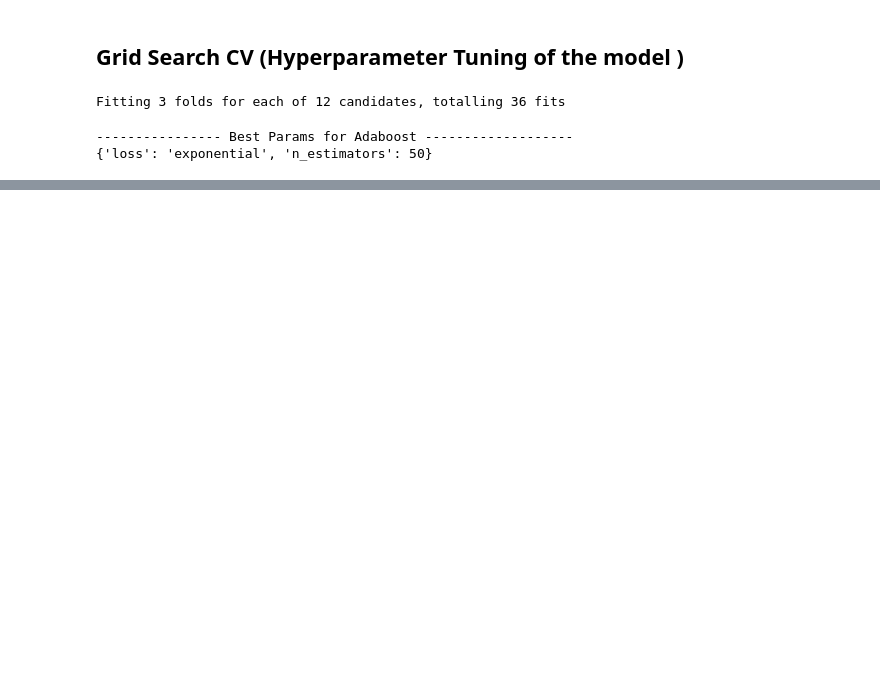
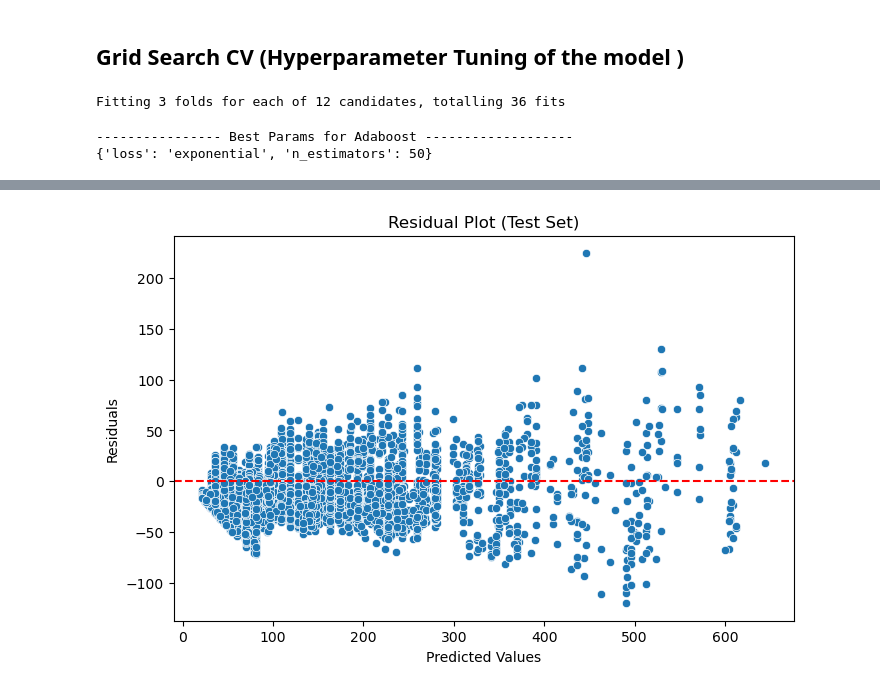
Before and after one commit to Amanarun2907/CADCS---Charging-Time-Prediction-for-Battery-Electric-Vehicles-BEVs-using-Time-Series-Methods, a Jupyter notebook: Models/adaboost_algorithm.ipynb, the cells around one changed output, grey strips where cells are left out. Saved outputs shown, nothing was run; the diff lists cells and outputs as text; code cells hidden in the pictures; blank space fills up the shorter version.

```diff
--- a/Models/adaboost_algorithm.ipynb
+++ b/Models/adaboost_algorithm.ipynb
@@ -346,0 +374,21 @@ with open(r"../Saving The Model Results/Adaboost_model.pkl", "wb") as file:
+# %%
+import seaborn as sns
+import matplotlib.pyplot as plt
+
+# Ensure both are 1D (Series or arrays)
+y_test_1d = y_test.squeeze()
+y_test_pred_1d = y_test_pred.squeeze()
+
+# Compute residuals
+residuals = y_test_1d - y_test_pred_1d
+
+# Plot
+plt.figure(figsize=(8, 5))
+sns.scatterplot(x=y_test_pred_1d, y=residuals)
+plt.axhline(0, color='red', linestyle='--')
+plt.xlabel("Predicted Values")
+plt.ylabel("Residuals")
+plt.title("Residual Plot (Test Set)")
+plt.show()
+# %% [output]
+[figure, added]
```
Also changed, not shown: parts of 8 cells of this notebook, 1 other file.
